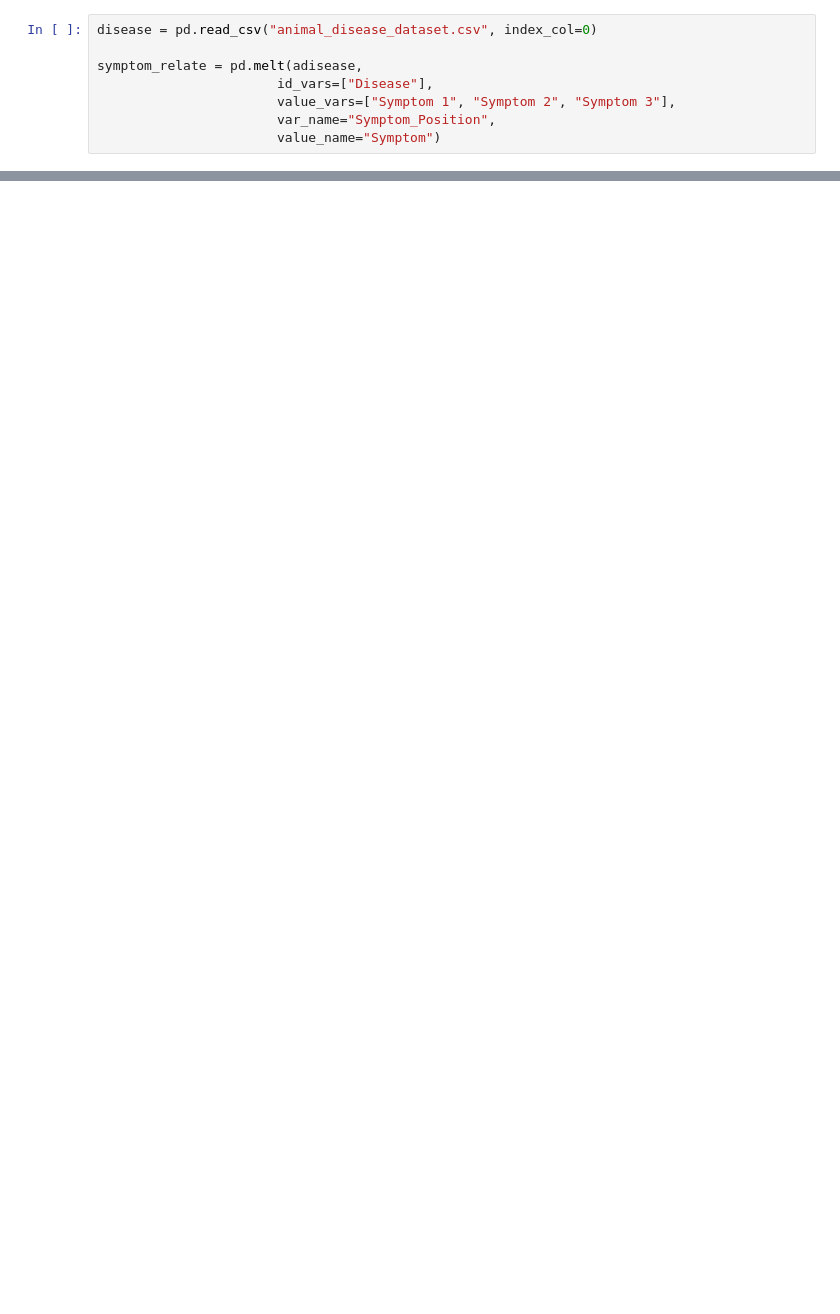
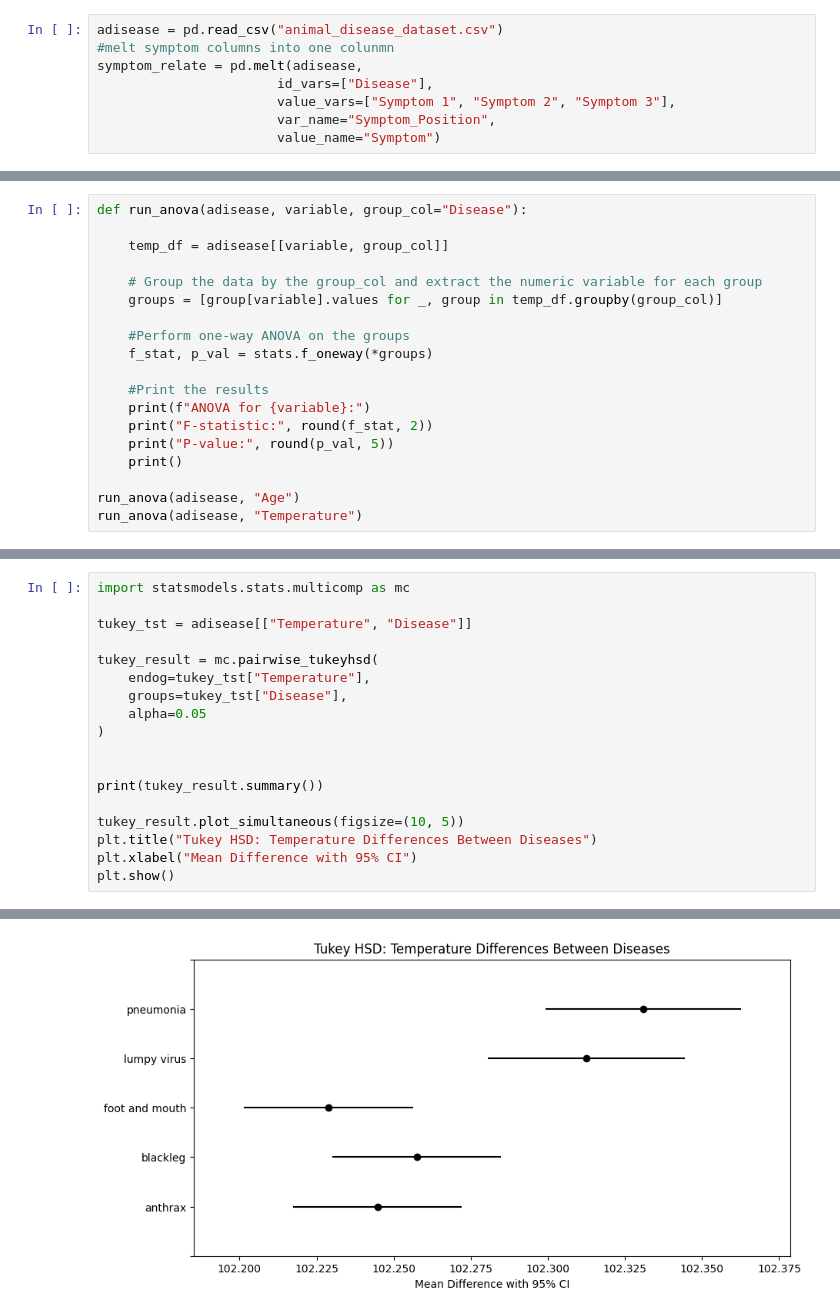
Before and after one commit to Tormiwah205/Animal-Disease, a Jupyter notebook: stats-jupyter.ipynb, the cells around one changed output, grey strips where cells are left out. Drawn from its saved outputs; the diff is of its cells as text; blank space fills up the shorter version.

Commit message:
Updated for better interactive visualization

```diff
--- a/stats-jupyter.ipynb
+++ b/stats-jupyter.ipynb
@@ -12,6 +10,6 @@ ModuleNotFoundError: No module named 'pandas'
 # %%
-disease = pd.read_csv("animal_disease_dataset.csv", index_col=0)
-
+adisease = pd.read_csv("animal_disease_dataset.csv")
+#melt symptom columns into one colunmn
 symptom_relate = pd.melt(adisease,
                        id_vars=["Disease"],
                        value_vars=["Symptom 1", "Symptom 2", "Symptom 3"],
@@ -33,0 +85,19 @@ print("P-value:", round(p_value, 5))
+# %%
+def run_anova(adisease, variable, group_col="Disease"):
+
+    temp_df = adisease[[variable, group_col]]
+
+    # Group the data by the group_col and extract the numeric variable for each group
+    groups = [group[variable].values for _, group in temp_df.groupby(group_col)]
+
+    #Perform one-way ANOVA on the groups
+    f_stat, p_val = stats.f_oneway(*groups)
+
+    #Print the results
+    print(f"ANOVA for {variable}:")
+    print("F-statistic:", round(f_stat, 2))
+    print("P-value:", round(p_val, 5))
+    print()
+
+run_anova(adisease, "Age")
+run_anova(adisease, "Temperature")
@@ -33,0 +114,19 @@ print("P-value:", round(p_value, 5))
+# %%
+import statsmodels.stats.multicomp as mc
+
+tukey_tst = adisease[["Temperature", "Disease"]]
+
+tukey_result = mc.pairwise_tukeyhsd(
+    endog=tukey_tst["Temperature"],
+    groups=tukey_tst["Disease"],
+    alpha=0.05
+)
+
+
+print(tukey_result.summary())
+
+tukey_result.plot_simultaneous(figsize=(10, 5))
+plt.title("Tukey HSD: Temperature Differences Between Diseases")
+plt.xlabel("Mean Difference with 95% CI")
+plt.show()
+# %% [output]
@@ -33,0 +148 @@ print("P-value:", round(p_value, 5))
+[figure, added]
```
Also changed, not shown: parts of 27 cells of this notebook, 1 other file.
